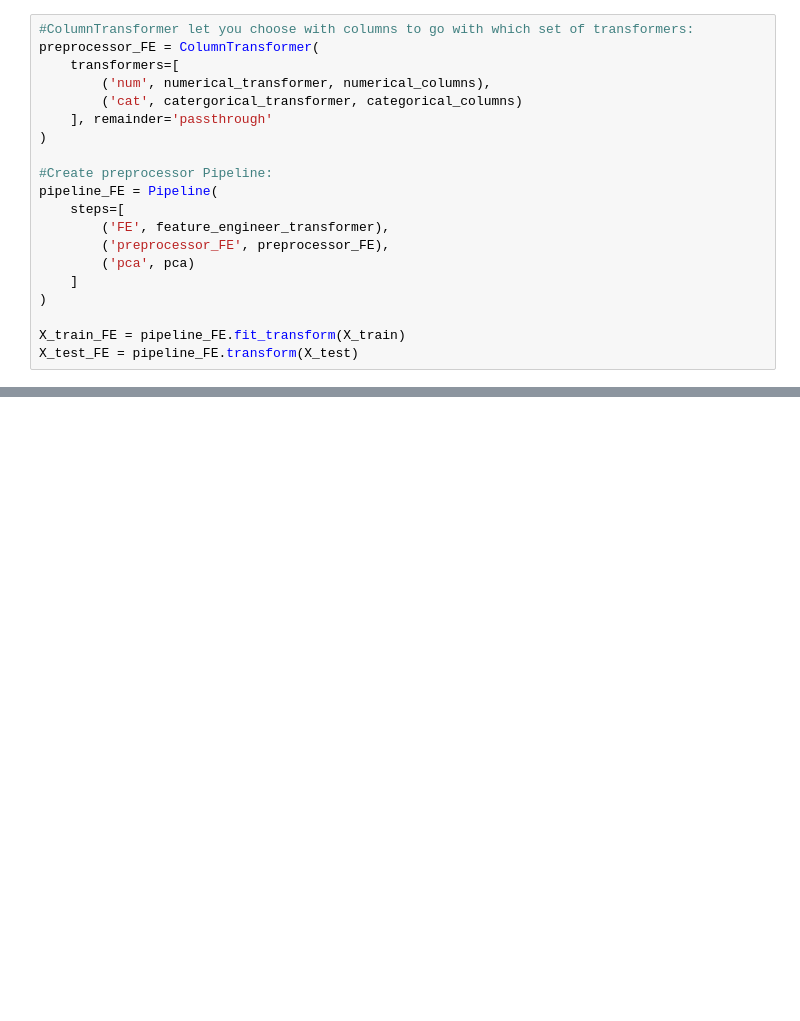
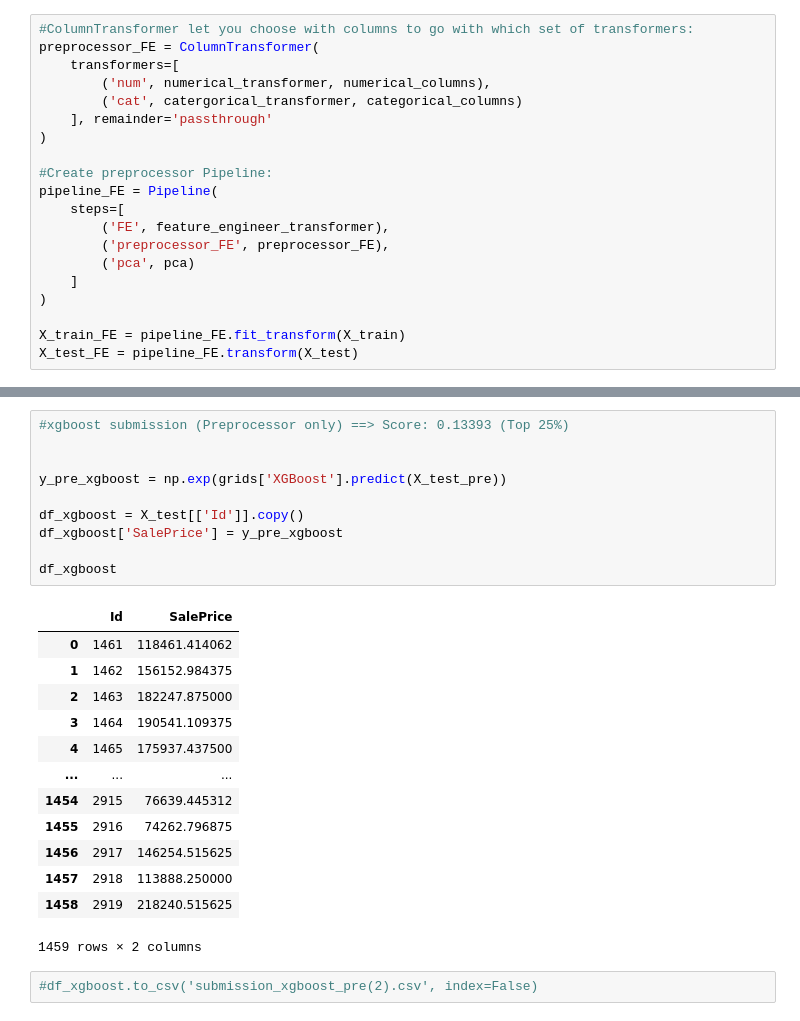
Before and after one commit to huanrafa/ProjectPracticing, a Jupyter notebook: 2023_10(2) House Prices - Advanced Regression Techniques/House prices (self-practice).ipynb, the cells around one changed output, grey strips where cells are left out. Saved outputs shown, nothing was run; the diff lists cells and outputs as text; blank space fills up the shorter version.

```diff
--- a/2023_10(2) House Prices - Advanced Regression Techniques/House prices (self-practice).ipynb
+++ b/2023_10(2) House Prices - Advanced Regression Techniques/House prices (self-practice).ipynb
@@ -731,0 +785,26 @@ X_test_FE = pipeline_FE.transform(X_test)
+# %%
+#xgboost submission (Preprocessor only) ==> Score: 0.13393 (Top 25%)
+
+
+y_pre_xgboost = np.exp(grids['XGBoost'].predict(X_test_pre))
+
+df_xgboost = X_test[['Id']].copy()
+df_xgboost['SalePrice'] = y_pre_xgboost
+
+df_xgboost
+# %% [output]
+|  | Id | SalePrice |
+| 0 | 1461 | 118461.414062 |
+| 1 | 1462 | 156152.984375 |
+| 2 | 1463 | 182247.875000 |
+| 3 | 1464 | 190541.109375 |
+| 4 | 1465 | 175937.437500 |
+| ... | ... | ... |
+| 1454 | 2915 | 76639.445312 |
+| 1455 | 2916 | 74262.796875 |
+| 1456 | 2917 | 146254.515625 |
+| 1457 | 2918 | 113888.250000 |
+| 1458 | 2919 | 218240.515625 |
+1459 rows × 2 columns
+# %%
+#df_xgboost.to_csv('submission_xgboost_pre(2).csv', index=False)
```
Also changed, not shown: parts of 10 cells of this notebook, 3 other files.
